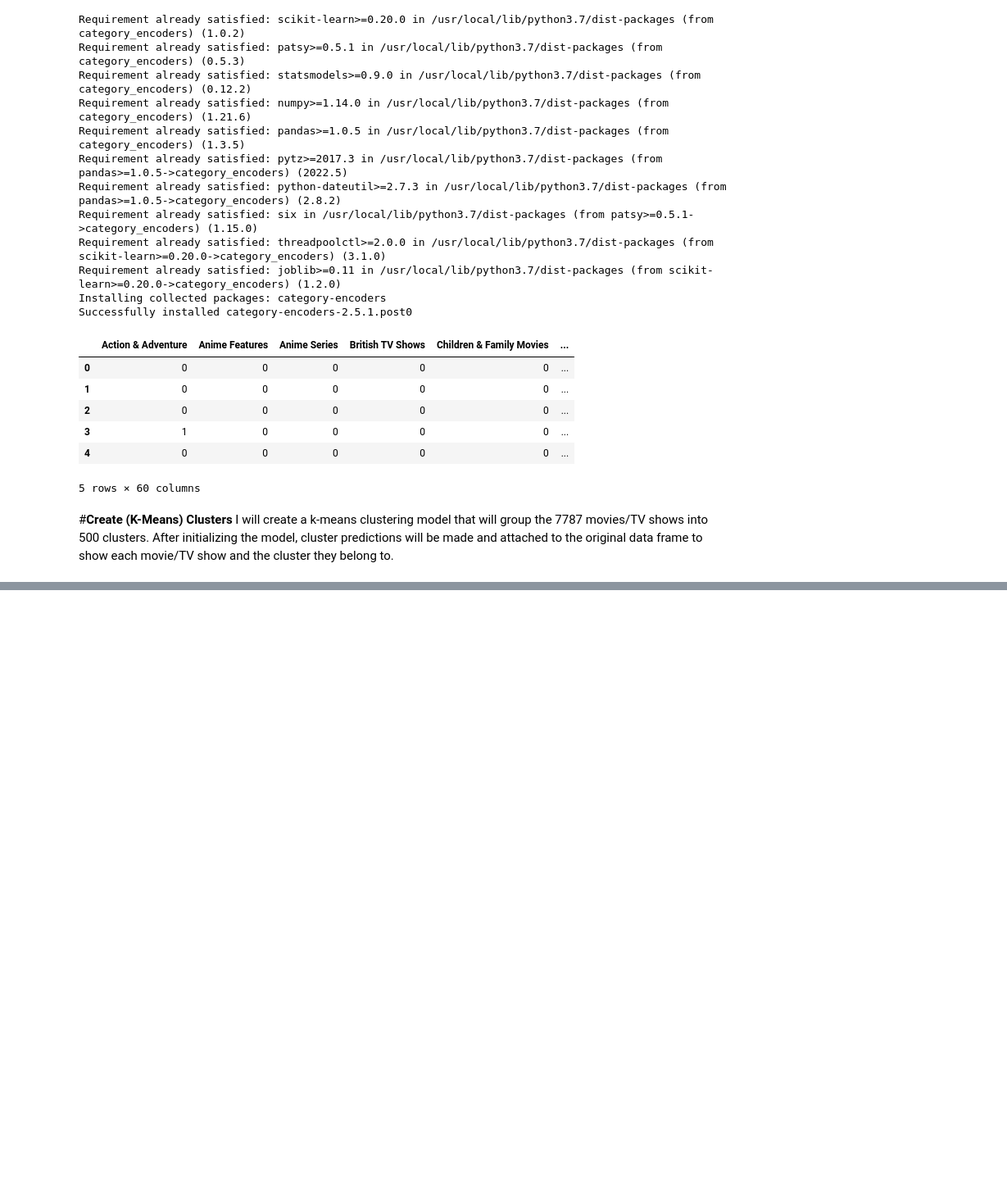
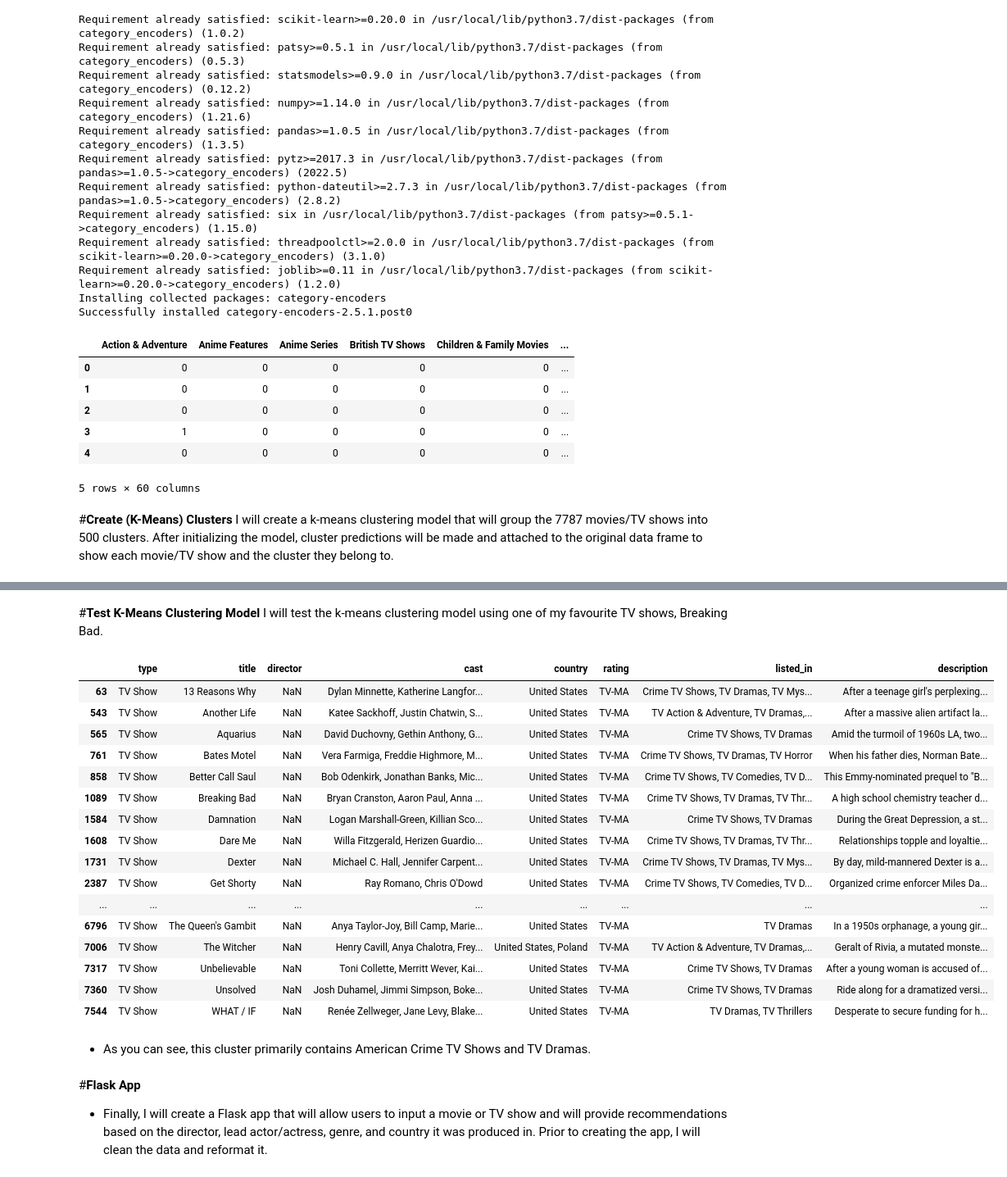
Before and after one commit to yashwany/NETFLIX-MOVIES-AND-TV-SHOWS-CLUSTERING, a Jupyter notebook: NETFLIX_MOVIES_AND_TV_SHOWS_CLUSTERING.ipynb, the cells around one changed output, grey strips where cells are left out. Shown: that part at 82% size. Drawn from its saved outputs; the diff is of its cells as text; code cells hidden in the pictures; blank space fills up the shorter version.

```diff
--- a/NETFLIX_MOVIES_AND_TV_SHOWS_CLUSTERING.ipynb
+++ b/NETFLIX_MOVIES_AND_TV_SHOWS_CLUSTERING.ipynb
@@ -378,0 +388,32 @@ netflix_pred.insert(len(netflix.columns), column = 'cluster', value = prediction
+# %% [markdown]
+#**Test K-Means Clustering Model**
+I will test the k-means clustering model using one of my favourite TV shows, Breaking Bad.
+# %%
+# Get cluster number from given movie or TV show
+cluster_num = netflix_pred[netflix_pred.title=='Breaking Bad'].cluster.item()
+
+# View cluster the movie or TV show belongs to
+netflix[netflix_pred.cluster == cluster_num]
+# %% [output]
+|  | type | title | director | cast | country | rating | listed_in | description |
+| 63 | TV Show | 13 Reasons Why | NaN | Dylan Minnette, Katherine Langfor... | United States | TV-MA | Crime TV Shows, TV Dramas, TV Mys... | After a teenage girl's perplexing... |
+| 543 | TV Show | Another Life | NaN | Katee Sackhoff, Justin Chatwin, S... | United States | TV-MA | TV Action & Adventure, TV Dramas,... | After a massive alien artifact la... |
+| 565 | TV Show | Aquarius | NaN | David Duchovny, Gethin Anthony, G... | United States | TV-MA | Crime TV Shows, TV Dramas | Amid the turmoil of 1960s LA, two... |
+| 761 | TV Show | Bates Motel | NaN | Vera Farmiga, Freddie Highmore, M... | United States | TV-MA | Crime TV Shows, TV Dramas, TV Horror | When his father dies, Norman Bate... |
+| 858 | TV Show | Better Call Saul | NaN | Bob Odenkirk, Jonathan Banks, Mic... | United States | TV-MA | Crime TV Shows, TV Comedies, TV D... | This Emmy-nominated prequel to "B... |
+| 1089 | TV Show | Breaking Bad | NaN | Bryan Cranston, Aaron Paul, Anna ... | United States | TV-MA | Crime TV Shows, TV Dramas, TV Thr... | A high school chemistry teacher d... |
+| 1584 | TV Show | Damnation | NaN | Logan Marshall-Green, Killian Sco... | United States | TV-MA | Crime TV Shows, TV Dramas | During the Great Depression, a st... |
+| 1608 | TV Show | Dare Me | NaN | Willa Fitzgerald, Herizen Guardio... | United States | TV-MA | Crime TV Shows, TV Dramas, TV Thr... | Relationships topple and loyaltie... |
+| 1731 | TV Show | Dexter | NaN | Michael C. Hall, Jennifer Carpent... | United States | TV-MA | Crime TV Shows, TV Dramas, TV Mys... | By day, mild-mannered Dexter is a... |
+| 2387 | TV Show | Get Shorty | NaN | Ray Romano, Chris O'Dowd | United States | TV-MA | Crime TV Shows, TV Comedies, TV D... | Organized crime enforcer Miles Da... |
+| ... | ... | ... | ... | ... | ... | ... | ... | ... |
+| 6796 | TV Show | The Queen's Gambit | NaN | Anya Taylor-Joy, Bill Camp, Marie... | United States | TV-MA | TV Dramas | In a 1950s orphanage, a young gir... |
+| 7006 | TV Show | The Witcher | NaN | Henry Cavill, Anya Chalotra, Frey... | United States, Poland | TV-MA | TV Action & Adventure, TV Dramas,... | Geralt of Rivia, a mutated monste... |
+| 7317 | TV Show | Unbelievable | NaN | Toni Collette, Merritt Wever, Kai... | United States | TV-MA | Crime TV Shows, TV Dramas | After a young woman is accused of... |
+| 7360 | TV Show | Unsolved | NaN | Josh Duhamel, Jimmi Simpson, Boke... | United States | TV-MA | Crime TV Shows, TV Dramas | Ride along for a dramatized versi... |
+| 7544 | TV Show | WHAT / IF | NaN | Renée Zellweger, Jane Levy, Blake... | United States | TV-MA | TV Dramas, TV Thrillers | Desperate to secure funding for h... |
+# %% [markdown]
+* As you can see, this cluster primarily contains American Crime TV Shows and TV Dramas.
+# %% [markdown]
+#**Flask App**
+* Finally, I will create a Flask app that will allow users to input a movie or TV show and will provide recommendations based on the director, lead actor/actress, genre, and country it was produced in. Prior to creating the app, I will clean the data and reformat it.
```
Also changed, not shown: parts of 30 cells of this notebook.
